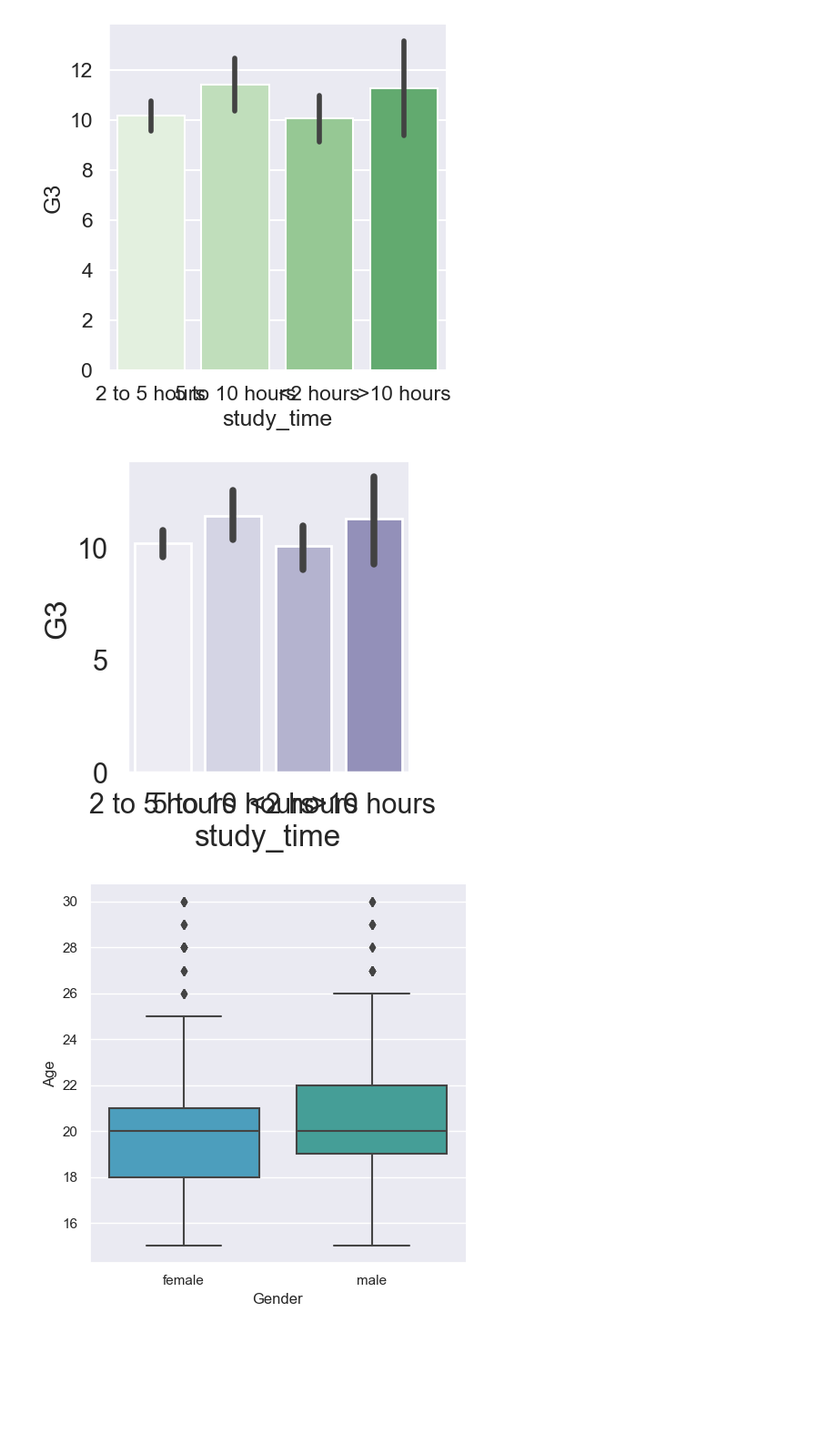
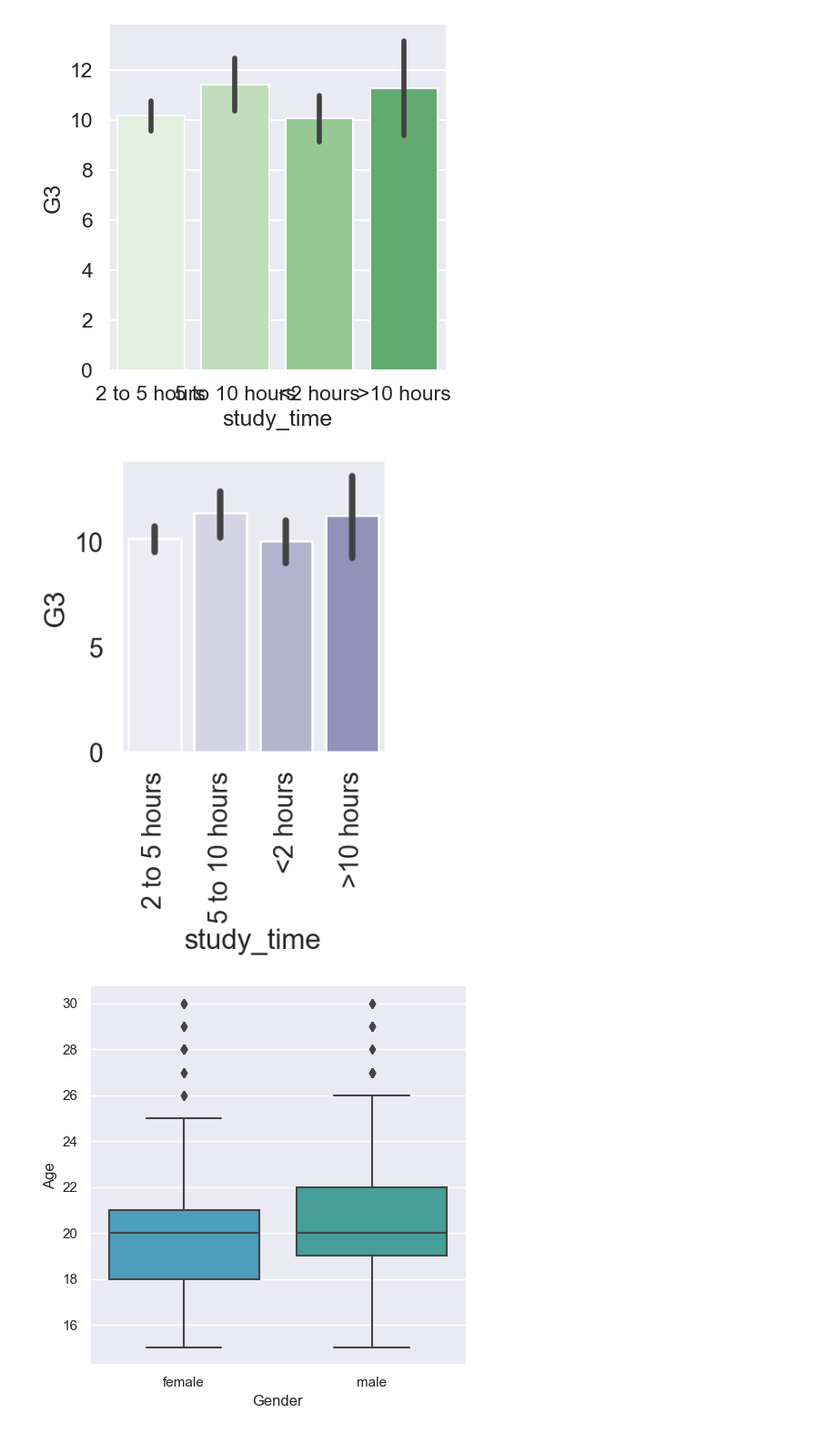
Before and after one commit to ishtiakrongon/Datacamp-Introduction_to_Data_Visualization_with_Seaborn, a Jupyter notebook: Customizing Seaborn Plots.ipynb, the cells around one changed output. Shown at 91% size. Saved outputs shown, nothing was run; the diff lists cells and outputs as text; code cells hidden in the pictures; blank space fills up the shorter version.

```diff
--- a/Customizing Seaborn Plots.ipynb
+++ b/Customizing Seaborn Plots.ipynb
@@ -103,21 +103,23 @@ plt.show()
 # %%
 # Set the context to "poster"
 sns.set_context("poster")
 sns.set_palette("Purples")
 sns.set_style("dark")
 
 # Create Bar Plot
 sns.catplot(
     data = student_data,
     x = "study_time",
     y = "G3",
     kind = "bar"
 )
 
 # Show plot
+
+plt.xticks(rotation = 90)
 plt.show()
 # %% [output]
-[figure, old version]
+[figure, new version]
 # %%
 # Set the context
 
```
Also changed, not shown: parts of 1 cell of this notebook.
